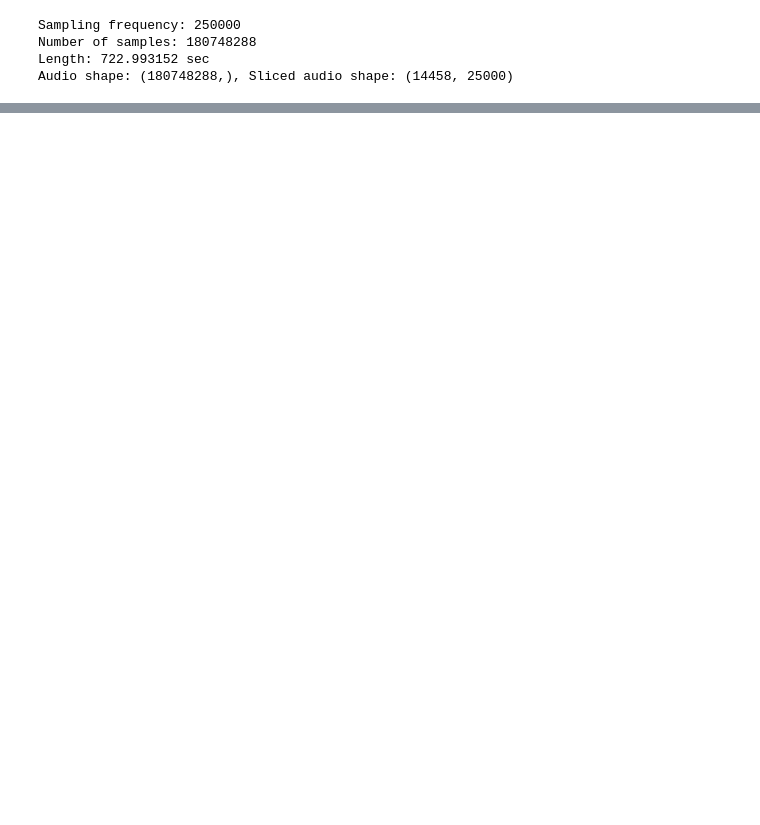
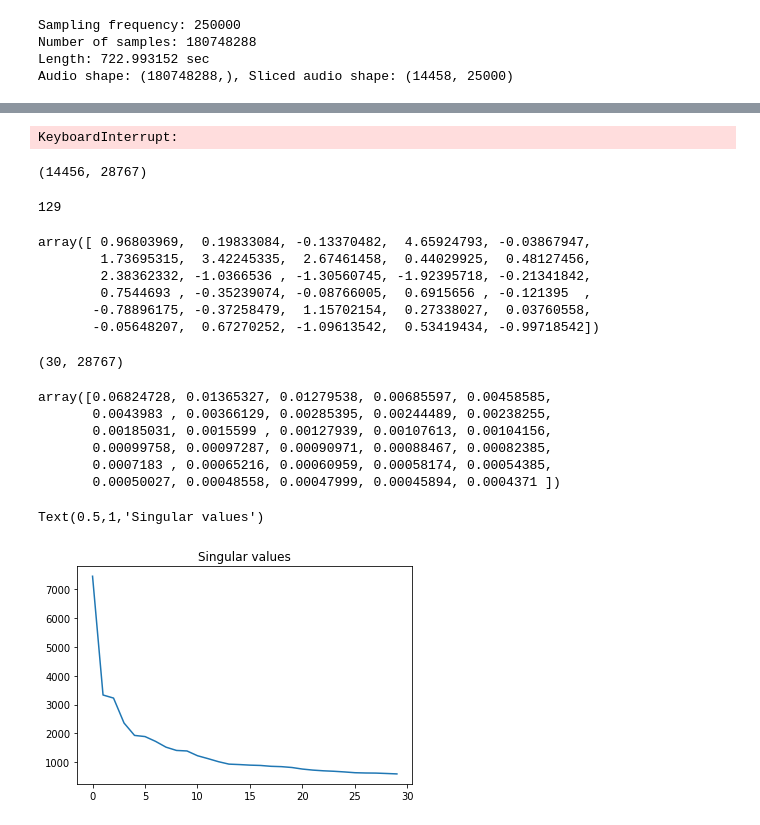
Before and after one commit to grace3999/USV_Python, a Jupyter notebook: Notebooks/Spectrogram.ipynb, the cells around one changed output, grey strips where cells are left out. Drawn from its saved outputs; the diff is of its cells as text; code cells hidden in the pictures; blank space fills up the shorter version.

Commit message:
added power and PCA

```diff
--- a/Notebooks/Spectrogram.ipynb
+++ b/Notebooks/Spectrogram.ipynb
@@ -146,0 +114,9 @@ spec_slices_df.info()
+# %%
+power_sum_df = pd.DataFrame(index = spec_slices_df.index, columns = ['time_stamp', 'power_sum'])
+for time_stamp in spec_slices_df.index:
+    power_sum_df.loc[time_stamp]['power_sum'] = spec_slices_df.loc[time_stamp].sum()
+    power_sum_df.loc[time_stamp]['time_stamp'] = time_stamp
+print(power_sum_df.shape)
+power_sum_df.tail()
+# %% [output]
+KeyboardInterrupt:
@@ -146,0 +146,41 @@ spec_slices_df.info()
+# %%
+from sklearn.decomposition import PCA
+pca = PCA(n_components=30, whiten=True)
+X_transformed = pca.fit_transform(np.log(spec_slices_df.iloc[2:]))
+# %%
+spec_slices_df.iloc[2:].shape
+# %% [output]
+(14456, 28767)
+# %%
+freq_count, time_count = spec_slices[50].shape
+freq_count
+# %% [output]
+129
+# %%
+X_transformed[1]
+# %% [output]
+array([ 0.96803969,  0.19833084, -0.13370482,  4.65924793, -0.03867947,
+        1.73695315,  3.42245335,  2.67461458,  0.44029925,  0.48127456,
+        2.38362332, -1.0366536 , -1.30560745, -1.92395718, -0.21341842,
+        0.7544693 , -0.35239074, -0.08766005,  0.6915656 , -0.121395  ,
+       -0.78896175, -0.37258479,  1.15702154,  0.27338027,  0.03760558,
+       -0.05648207,  0.67270252, -1.09613542,  0.53419434, -0.99718542])
+# %%
+pca.components_.shape
+# %% [output]
+(30, 28767)
+# %%
+pca.explained_variance_ratio_
+# %% [output]
+array([0.06824728, 0.01365327, 0.01279538, 0.00685597, 0.00458585,
+       0.0043983 , 0.00366129, 0.00285395, 0.00244489, 0.00238255,
+       0.00185031, 0.0015599 , 0.00127939, 0.00107613, 0.00104156,
+       0.00099758, 0.00097287, 0.00090971, 0.00088467, 0.00082385,
+       0.0007183 , 0.00065216, 0.00060959, 0.00058174, 0.00054385,
+       0.00050027, 0.00048558, 0.00047999, 0.00045894, 0.0004371 ])
+# %%
+plt.plot(pca.singular_values_)
+plt.title("Singular values")
+# %% [output]
+Text(0.5,1,'Singular values')
+[figure, added]
```
Also changed, not shown: parts of 21 cells of this notebook.
